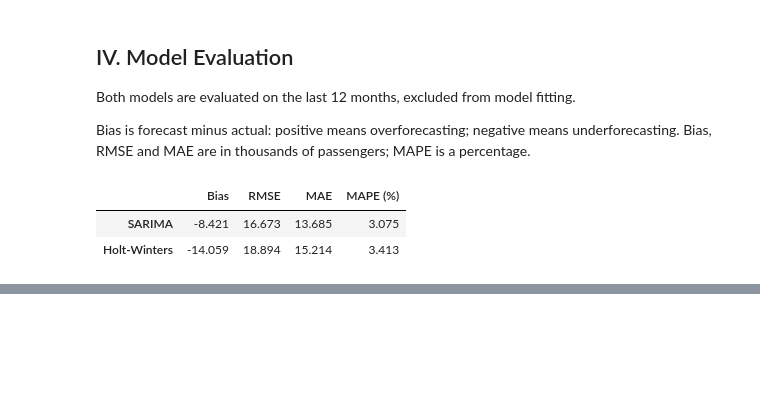
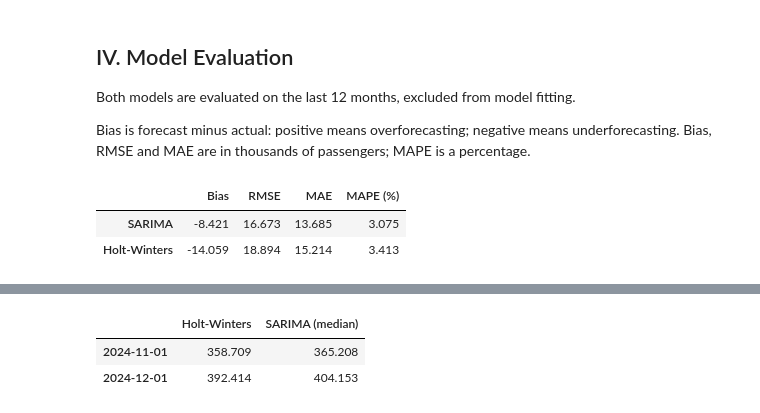
Before and after one commit to DiegoSourbag/SCA-Homework-1, a Jupyter notebook: homework1.ipynb, the cells around one changed output, grey strips where cells are left out. Cells and saved outputs as stored; diff of their text form; code cells hidden in the pictures; blank space fills up the shorter version.

```diff
--- a/homework1.ipynb
+++ b/homework1.ipynb
@@ -276,0 +285,29 @@ These results describe one 12-month test period and do not guarantee future perf
+# %%
+# Refit the selected models on all available observations
+ets_full = ExponentialSmoothing(
+    y, trend="additive", damped_trend=False,
+    seasonal="multiplicative", seasonal_periods=12
+).fit()
+
+sarima_full = SARIMAX(
+    np.log(y), order=(0, 1, 1), seasonal_order=(0, 1, 1, 12)
+).fit(disp=False)
+
+# Forecast only the remaining months of the final observed year
+h = 12 - y.index[-1].month
+if h < 1:
+    raise ValueError("The observations already cover the full calendar year.")
+
+hw_point = ets_full.forecast(h)
+sarima_prediction = sarima_full.get_forecast(steps=h)
+sarima_point = np.exp(sarima_prediction.predicted_mean)
+
+forecast_v = pd.DataFrame({
+    "Holt-Winters": hw_point,
+    "SARIMA (median)": sarima_point
+})
+display(forecast_v.round(3))
+# %% [output]
+|  | Holt-Winters | SARIMA (median) |
+| 2024-11-01 | 358.709 | 365.208 |
+| 2024-12-01 | 392.414 | 404.153 |
```
Also changed, not shown: parts of 9 cells of this notebook.
